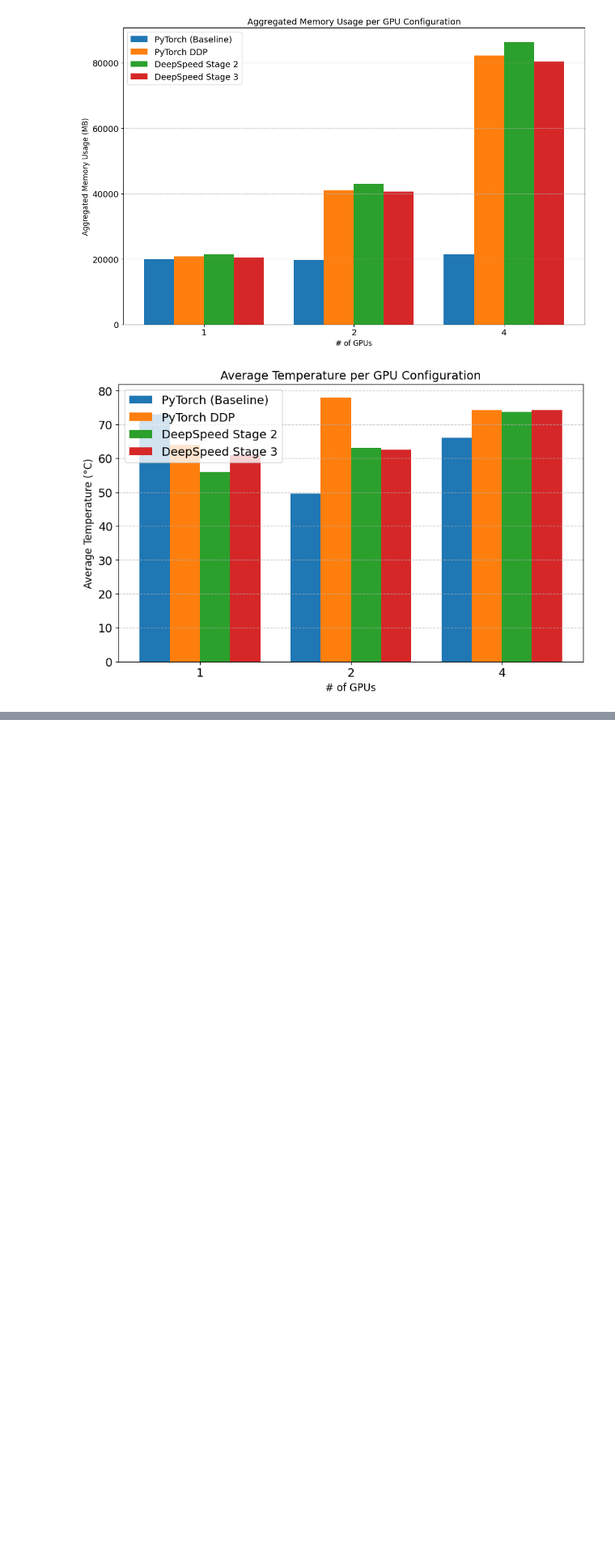
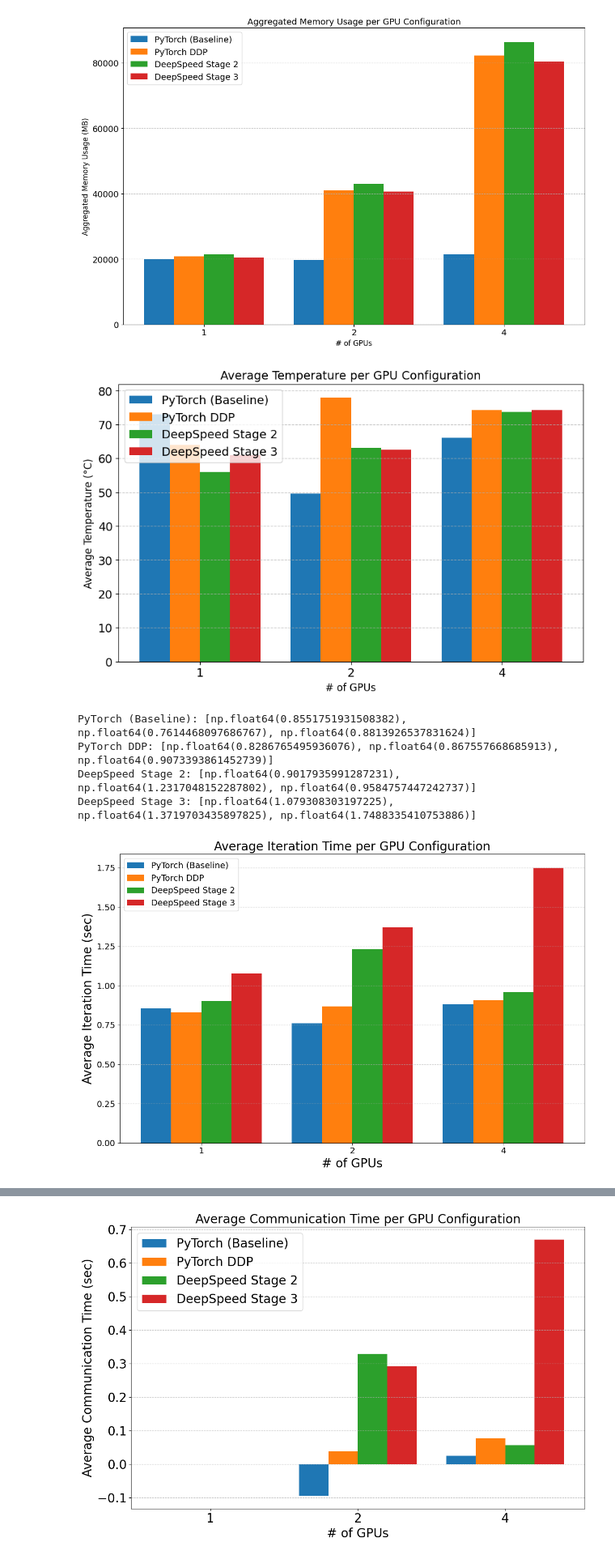
Before and after one commit to XXXG00W0/hpml_project, a Jupyter notebook: classify_profiler_functions.ipynb, the cells around one changed output, grey strips where cells are left out. Shown at 81% size. Cells and saved outputs as stored; diff of their text form; code cells hidden in the pictures; blank space fills up the shorter version.

```diff
--- a/classify_profiler_functions.ipynb
+++ b/classify_profiler_functions.ipynb
@@ -376,3 +494,82 @@ plt.show()
 # %% [output]
 [figure]
 [figure]
+# %%
+# Data extracted from the provided table
+# Measured Time (sec) for different setups
+avg_iter_time = {
+    "PyTorch (Baseline)": [[0.8551751931508382], [0.7614468097686767, 0.7614468097686767],
+                           [0.8813926537831624, 0.8813926537831624, 0.8813926537831624, 0.8813926537831624]],
+    "PyTorch DDP": [[0.8286765495936076], [0.8675604502360026, 0.8675548871358235],
+                    [0.9073401848475139, 0.907338269551595, 0.9073394298553467, 0.9073396603266398]],
+    "DeepSpeed Stage 2": [[0.9017935991287231], [1.2305411338806151, 1.232868496576945],
+                          [0.9595047076543172, 0.9560526768366496, 0.9625981092453003, 0.9557474851608276]],
+    "DeepSpeed Stage 3": [[1.079308303197225], [1.3707317988077798, 1.3732088883717855],
+                          [1.7466243823369345, 1.7512126843134561, 1.7474768956502278, 1.7500202020009359]],
+}
+
+# Average Iteration Time Visualization
+# Plot average iteration time for different configurations in bar chart
+# Average iteration time for all GPUs in each configuration
+avg_iter_time_aggregated = {label: [np.mean(gpu_time) for gpu_time in data] for label, data in avg_iter_time.items()}
+for k, v in avg_iter_time_aggregated.items():
+    print(f'{k}: {v}')
+x_labels = [1, 2, 4]
+
+# Bar width for grouped bar chart
+bar_width = 0.2
+x_positions = np.arange(len(x_labels))
+
+# Plotting the grouped bar chart
+plt.figure(figsize=(12, 8))
+for idx, (label, data) in enumerate(avg_iter_time_aggregated.items()):
+    plt.bar(x_positions + idx * bar_width, data, bar_width, label=label)
+
+# Adding labels and legend
+plt.xlabel("# of GPUs", fontsize=20)
+plt.ylabel("Average Iteration Time (sec)", fontsize=20)
+plt.title("Average Iteration Time per GPU Configuration", fontsize=20)
+plt.xticks(x_positions + bar_width * (len(avg_iter_time_aggregated) - 1) / 2, x_labels)
+plt.legend()
+plt.grid(axis='y', linestyle='--', alpha=0.7)
+plt.tight_layout()
+
+plt.rcParams.update({'font.size': 20})
+# Show the plot
+plt.show()
+
+# Calculate the average communication time for each configuration
+# Communication time = Average Iteration Time - Iteration Time of 1 GPU of that configuration
+avg_comm_time = {label: [gpu_time - data[0] for gpu_time in data] for label, data in avg_iter_time_aggregated.items()}
+for k, v in avg_comm_time.items():
+    print(f'{k}: {v}')
+
+x_labels = [1, 2, 4]
+
+# Bar width for grouped bar chart
+bar_width = 0.2
+x_positions = np.arange(len(x_labels))
+
+# Plotting the grouped bar chart
+plt.figure(figsize=(12, 8))
+for idx, (label, data) in enumerate(avg_comm_time.items()):
+    plt.bar(x_positions + idx * bar_width, data, bar_width, label=label)
+
+# Adding labels and legend
+plt.xlabel("# of GPUs", fontsize=20)
+plt.ylabel("Average Communication Time (sec)", fontsize=20)
+plt.title("Average Communication Time per GPU Configuration", fontsize=20)
+plt.xticks(x_positions + bar_width * (len(avg_comm_time) - 1) / 2, x_labels)
+plt.legend()
+plt.grid(axis='y', linestyle='--', alpha=0.7)
+plt.tight_layout()
+
+plt.rcParams.update({'font.size': 20})
+# Show the plot
+plt.show()
+# %% [output]
+PyTorch (Baseline): [np.float64(0.8551751931508382), np.float64(0.7614468097686767), np.float64(0.8813926537831624)]
+PyTorch DDP: [np.float64(0.8286765495936076), np.float64(0.867557668685913), np.float64(0.9073393861452739)]
+DeepSpeed Stage 2: [np.float64(0.9017935991287231), np.float64(1.2317048152287802), np.float64(0.9584757447242737)]
+DeepSpeed Stage 3: [np.float64(1.079308303197225), np.float64(1.3719703435897825), np.float64(1.7488335410753886)]
+[figure, added]
@@ -379 +580,2 @@ plt.show()
+[figure, added]
 # %%
```
Also changed, not shown: parts of 7 cells of this notebook, 3 other files.
